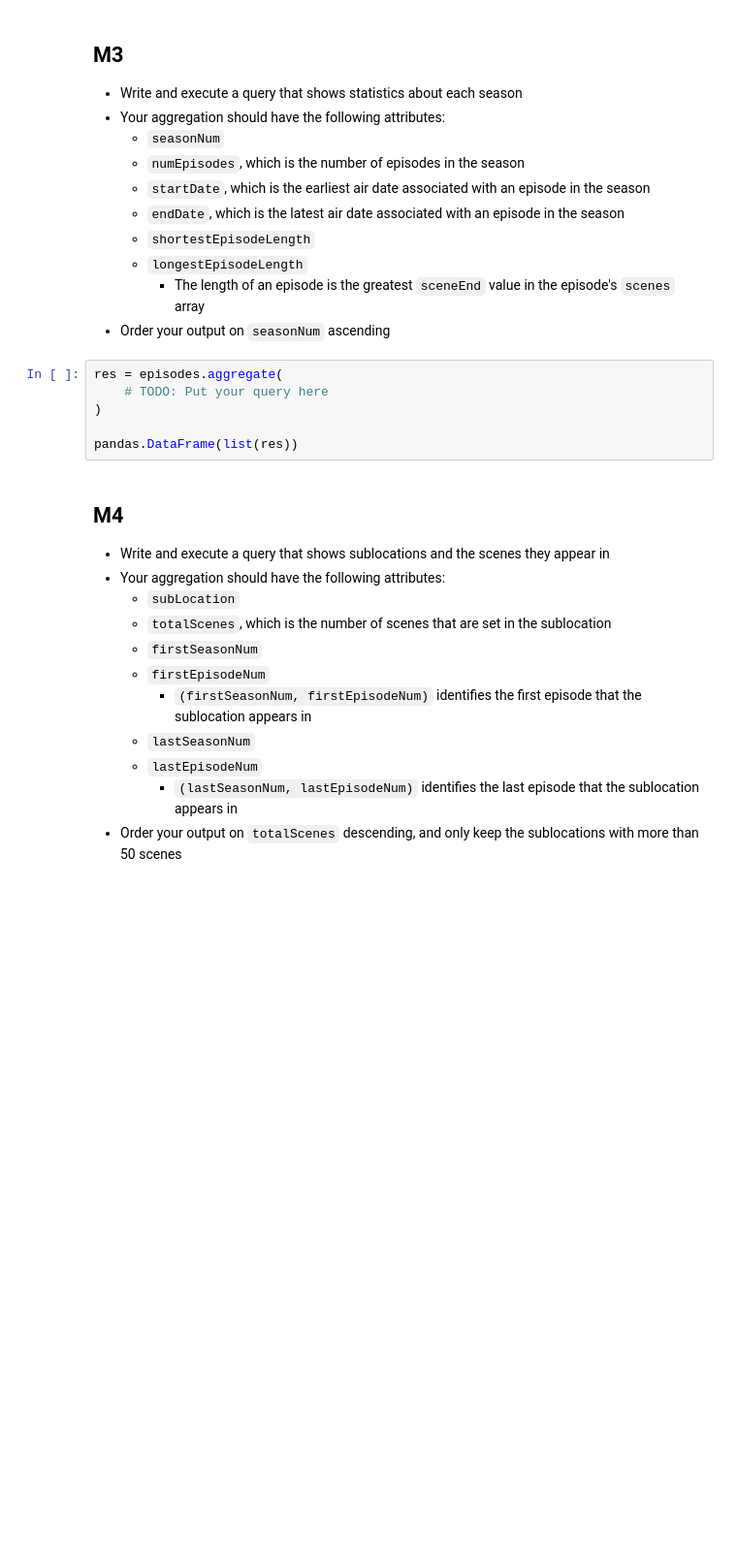
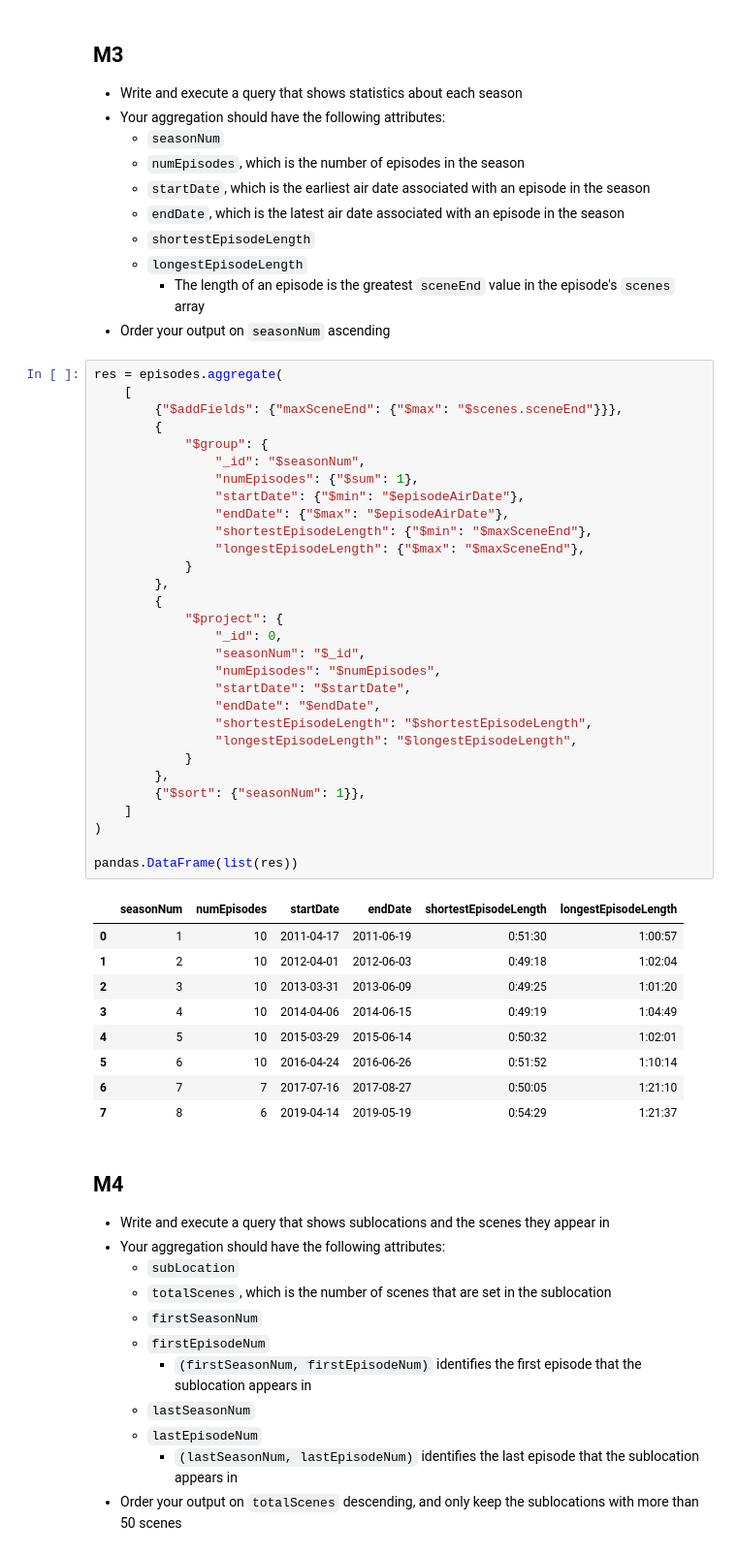
Before and after one commit to avahajr/W4111-Intro-to-Databases-Spring-2024, a Jupyter notebook: Homework/HW4/S24-W4111-HW4.ipynb, the cells around one changed output. Shown at 97% size. Drawn from its saved outputs; the diff is of its cells as text; blank space fills up the shorter version.

```diff
--- a/Homework/HW4/S24-W4111-HW4.ipynb
+++ b/Homework/HW4/S24-W4111-HW4.ipynb
@@ -284,10 +328,44 @@ pandas.DataFrame(list(res))
 - Order your output on `seasonNum` ascending
 # %%
 res = episodes.aggregate(
-    # TODO: Put your query here
+    [
+        {"$addFields": {"maxSceneEnd": {"$max": "$scenes.sceneEnd"}}},
+        {
+            "$group": {
+                "_id": "$seasonNum",
+                "numEpisodes": {"$sum": 1},
+                "startDate": {"$min": "$episodeAirDate"},
+                "endDate": {"$max": "$episodeAirDate"},
+                "shortestEpisodeLength": {"$min": "$maxSceneEnd"},
+                "longestEpisodeLength": {"$max": "$maxSceneEnd"},
+            }
+        },
+        {
+            "$project": {
+                "_id": 0,
+                "seasonNum": "$_id",
+                "numEpisodes": "$numEpisodes",
+                "startDate": "$startDate",
+                "endDate": "$endDate",
+                "shortestEpisodeLength": "$shortestEpisodeLength",
+                "longestEpisodeLength": "$longestEpisodeLength",
+            }
+        },
+        {"$sort": {"seasonNum": 1}},
+    ]
 )
 
 pandas.DataFrame(list(res))
+# %% [output]
+|  | seasonNum | numEpisodes | startDate | endDate | shortestEpisodeLength | longestEpisodeLength |
+| 0 | 1 | 10 | 2011-04-17 | 2011-06-19 | 0:51:30 | 1:00:57 |
+| 1 | 2 | 10 | 2012-04-01 | 2012-06-03 | 0:49:18 | 1:02:04 |
+| 2 | 3 | 10 | 2013-03-31 | 2013-06-09 | 0:49:25 | 1:01:20 |
+| 3 | 4 | 10 | 2014-04-06 | 2014-06-15 | 0:49:19 | 1:04:49 |
+| 4 | 5 | 10 | 2015-03-29 | 2015-06-14 | 0:50:32 | 1:02:01 |
+| 5 | 6 | 10 | 2016-04-24 | 2016-06-26 | 0:51:52 | 1:10:14 |
+| 6 | 7 | 7 | 2017-07-16 | 2017-08-27 | 0:50:05 | 1:21:10 |
+| 7 | 8 | 6 | 2019-04-14 | 2019-05-19 | 0:54:29 | 1:21:37 |
 # %% [markdown]
 ## M4
 
```
Also changed, not shown: parts of 23 cells of this notebook.
